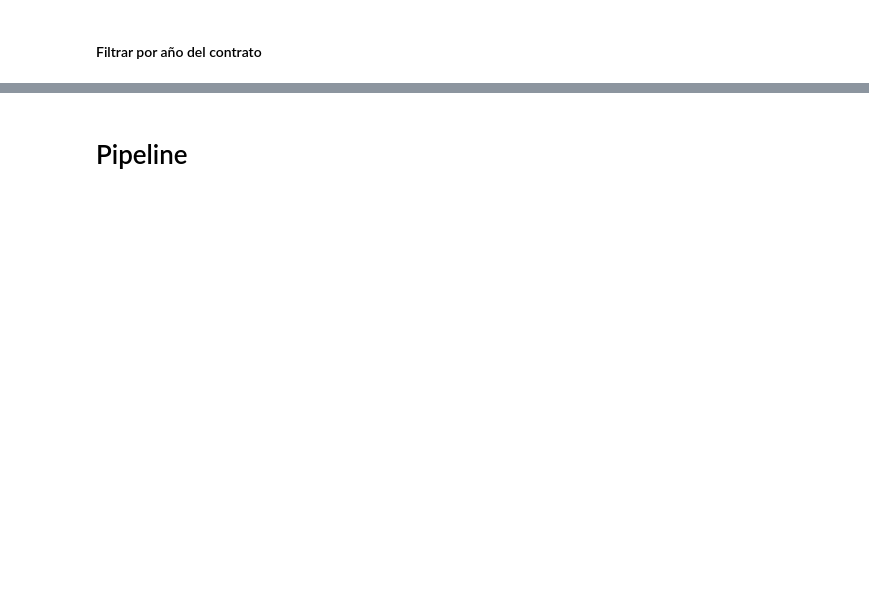
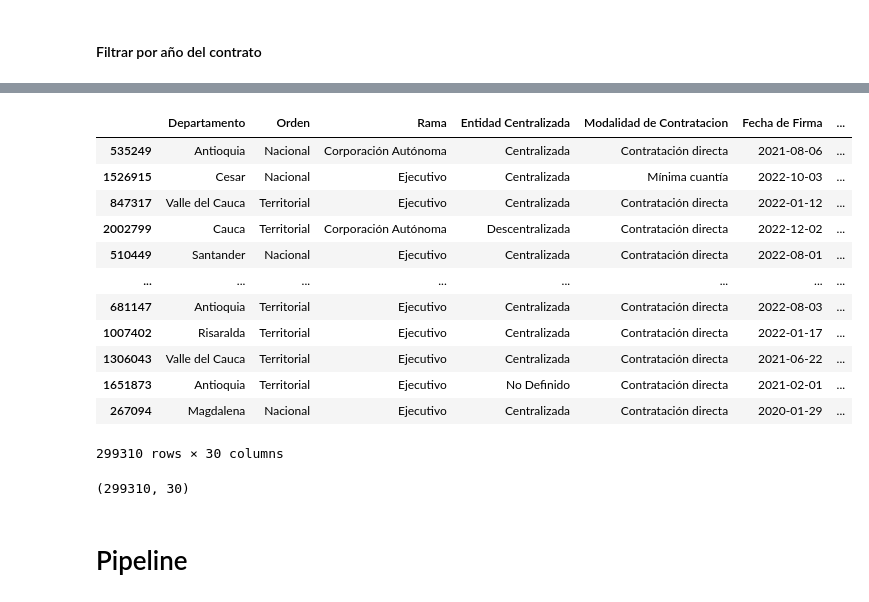
Before and after one commit to radiazg/secop_project, a Jupyter notebook: notebooks/Secop.ipynb, the cells around one changed output, grey strips where cells are left out. Saved outputs shown, nothing was run; the diff lists cells and outputs as text; code cells hidden in the pictures; blank space fills up the shorter version.

```diff
--- a/notebooks/Secop.ipynb
+++ b/notebooks/Secop.ipynb
@@ -134,3 +238,23 @@ print(len(train_x), len(test_x), len(validate_x))
+# %%
+train_x
+# %% [output]
+|  | Departamento | Orden | Rama | Entidad Centralizada | Modalidad de Contratacion | Fecha de Firma | ... |
+| 535249 | Antioquia | Nacional | Corporación Autónoma | Centralizada | Contratación directa | 2021-08-06 | ... |
+| 1526915 | Cesar | Nacional | Ejecutivo | Centralizada | Mínima cuantía | 2022-10-03 | ... |
+| 847317 | Valle del Cauca | Territorial | Ejecutivo | Centralizada | Contratación directa | 2022-01-12 | ... |
+| 2002799 | Cauca | Territorial | Corporación Autónoma | Descentralizada | Contratación directa | 2022-12-02 | ... |
+| 510449 | Santander | Nacional | Ejecutivo | Centralizada | Contratación directa | 2022-08-01 | ... |
+| ... | ... | ... | ... | ... | ... | ... | ... |
+| 681147 | Antioquia | Territorial | Ejecutivo | Centralizada | Contratación directa | 2022-08-03 | ... |
+| 1007402 | Risaralda | Territorial | Ejecutivo | Centralizada | Contratación directa | 2022-01-17 | ... |
+| 1306043 | Valle del Cauca | Territorial | Ejecutivo | Centralizada | Contratación directa | 2021-06-22 | ... |
+| 1651873 | Antioquia | Territorial | Ejecutivo | No Definido | Contratación directa | 2021-02-01 | ... |
+| 267094 | Magdalena | Nacional | Ejecutivo | Centralizada | Contratación directa | 2020-01-29 | ... |
+299310 rows × 30 columns
+# %%
+train_x.shape
+# %% [output]
+(299310, 30)
 # %% [markdown]
 # Pipeline
 # %%
```
Also changed, not shown: parts of 27 cells of this notebook.
